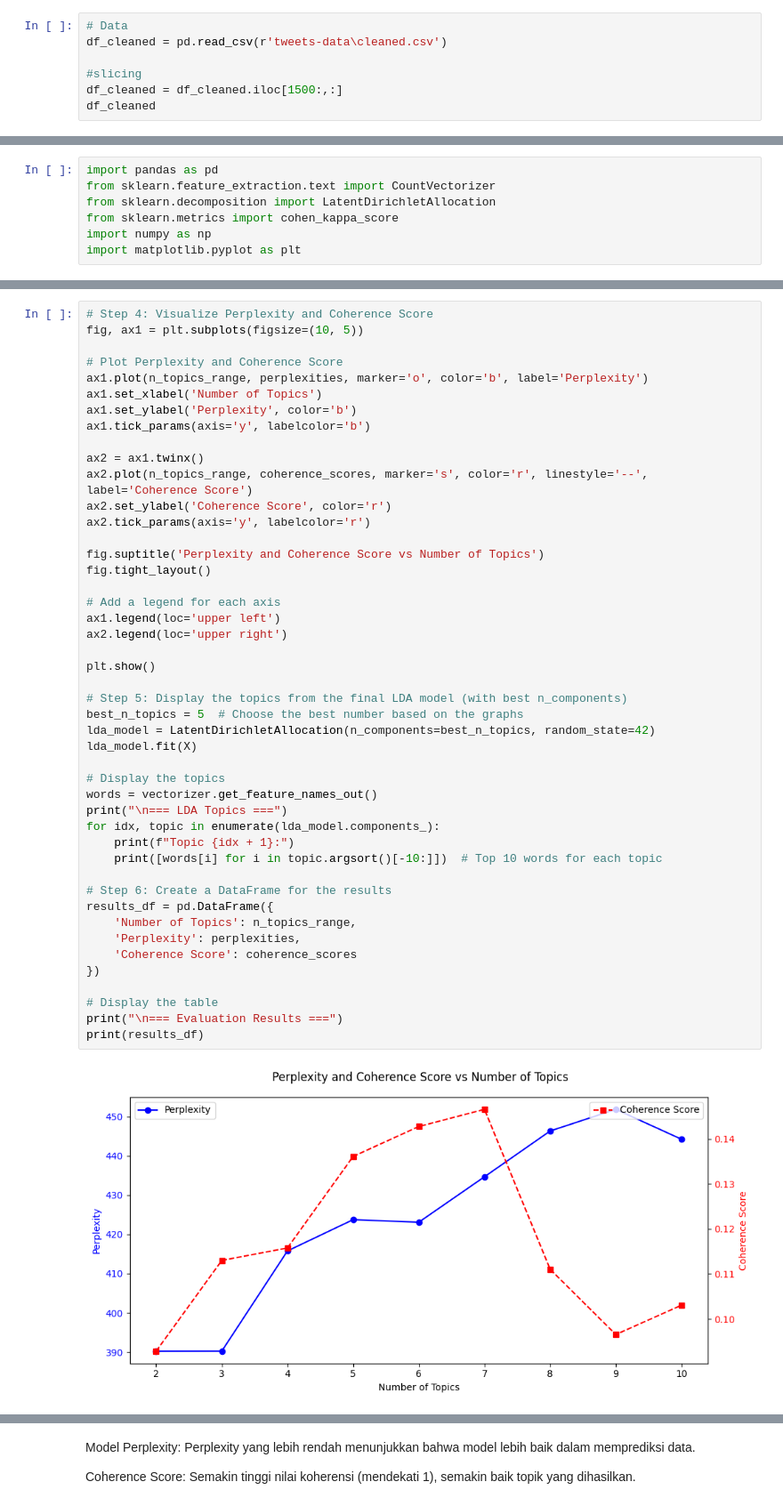
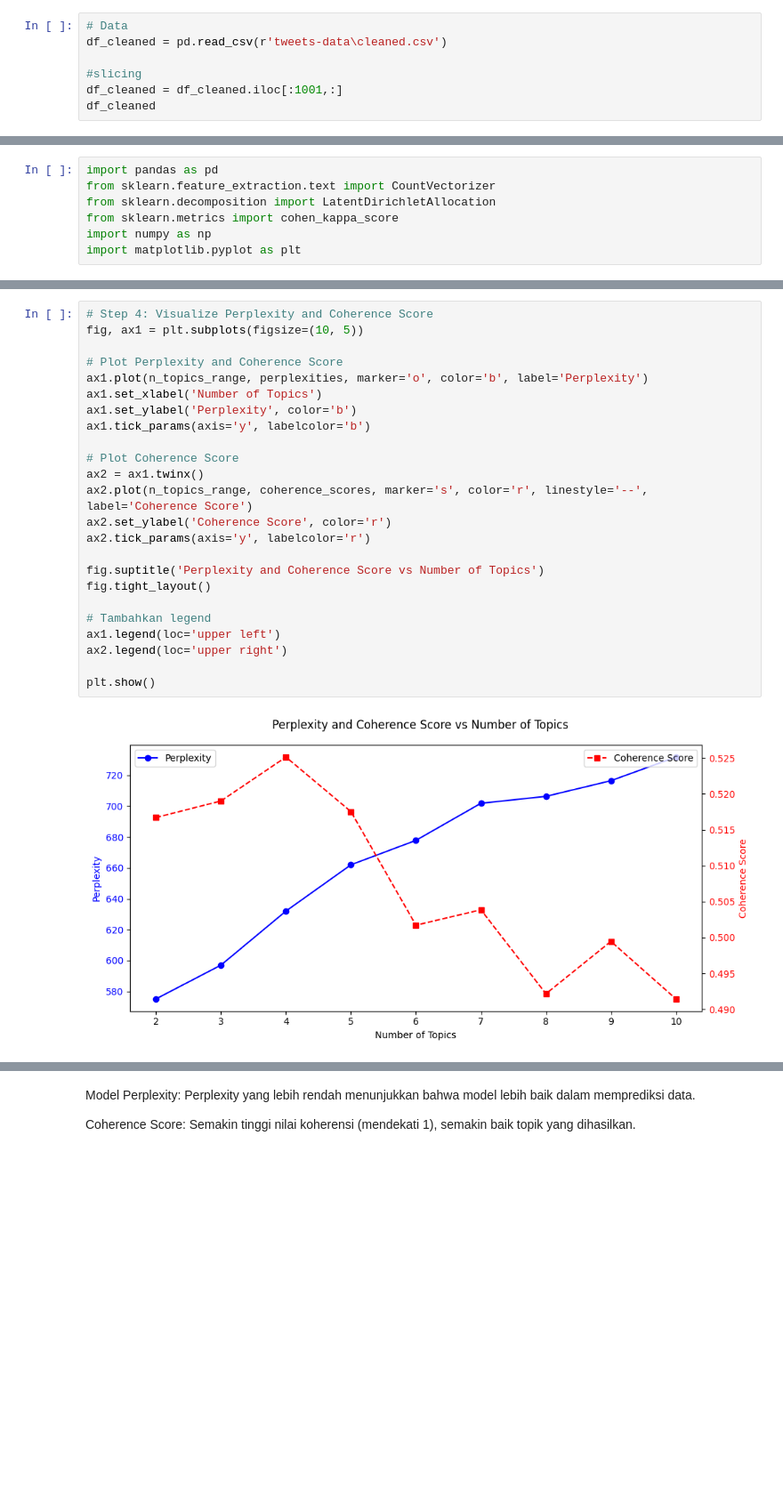
Before and after one commit to calystamoza/WSM-Project, a Jupyter notebook: LDA.ipynb, the cells around one changed output, grey strips where cells are left out. Shown at 89% size. Drawn from its saved outputs; the diff is of its cells as text; blank space fills up the shorter version.

Commit message:
Update LDA.ipynb
fix coherence score

```diff
--- a/LDA.ipynb
+++ b/LDA.ipynb
@@ -13,7 +13,7 @@ from sklearn.metrics import pairwise_distances
 df_cleaned = pd.read_csv(r'tweets-data\cleaned.csv')
 
 #slicing
-df_cleaned = df_cleaned.iloc[1500:,:]
+df_cleaned = df_cleaned.iloc[:1001,:]
 df_cleaned
 # %% [output]
 |  | created_at | full_text | location | mentions | tokens | stemmed_tokens | clean_text |
@@ -176,48 +172,26 @@ for n_topics in n_topics_range:
 # %%
 # Step 4: Visualize Perplexity and Coherence Score
 fig, ax1 = plt.subplots(figsize=(10, 5))
 
 # Plot Perplexity and Coherence Score
 ax1.plot(n_topics_range, perplexities, marker='o', color='b', label='Perplexity')
 ax1.set_xlabel('Number of Topics')
 ax1.set_ylabel('Perplexity', color='b')
 ax1.tick_params(axis='y', labelcolor='b')
 
+# Plot Coherence Score
 ax2 = ax1.twinx()
 ax2.plot(n_topics_range, coherence_scores, marker='s', color='r', linestyle='--', label='Coherence Score')
 ax2.set_ylabel('Coherence Score', color='r')
 ax2.tick_params(axis='y', labelcolor='r')
 
 fig.suptitle('Perplexity and Coherence Score vs Number of Topics')
 fig.tight_layout()
 
-# Add a legend for each axis
+# Tambahkan legend
 ax1.legend(loc='upper left')
 ax2.legend(loc='upper right')
 
 plt.show()
-
-# Step 5: Display the topics from the final LDA model (with best n_components)
-best_n_topics = 5  # Choose the best number based on the graphs
-lda_model = LatentDirichletAllocation(n_components=best_n_topics, random_state=42)
-lda_model.fit(X)
-
-# Display the topics
-words = vectorizer.get_feature_names_out()
-print("\n=== LDA Topics ===")
-for idx, topic in enumerate(lda_model.components_):
-    print(f"Topic {idx + 1}:")
-    print([words[i] for i in topic.argsort()[-10:]])  # Top 10 words for each topic
-
-# Step 6: Create a DataFrame for the results
-results_df = pd.DataFrame({
-    'Number of Topics': n_topics_range,
-    'Perplexity': perplexities,
-    'Coherence Score': coherence_scores
-})
-
-# Display the table
-print("\n=== Evaluation Results ===")
-print(results_df)
 # %% [output]
-[figure, old version]
+[figure, new version]
```
Also changed, not shown: parts of 10 cells of this notebook.
